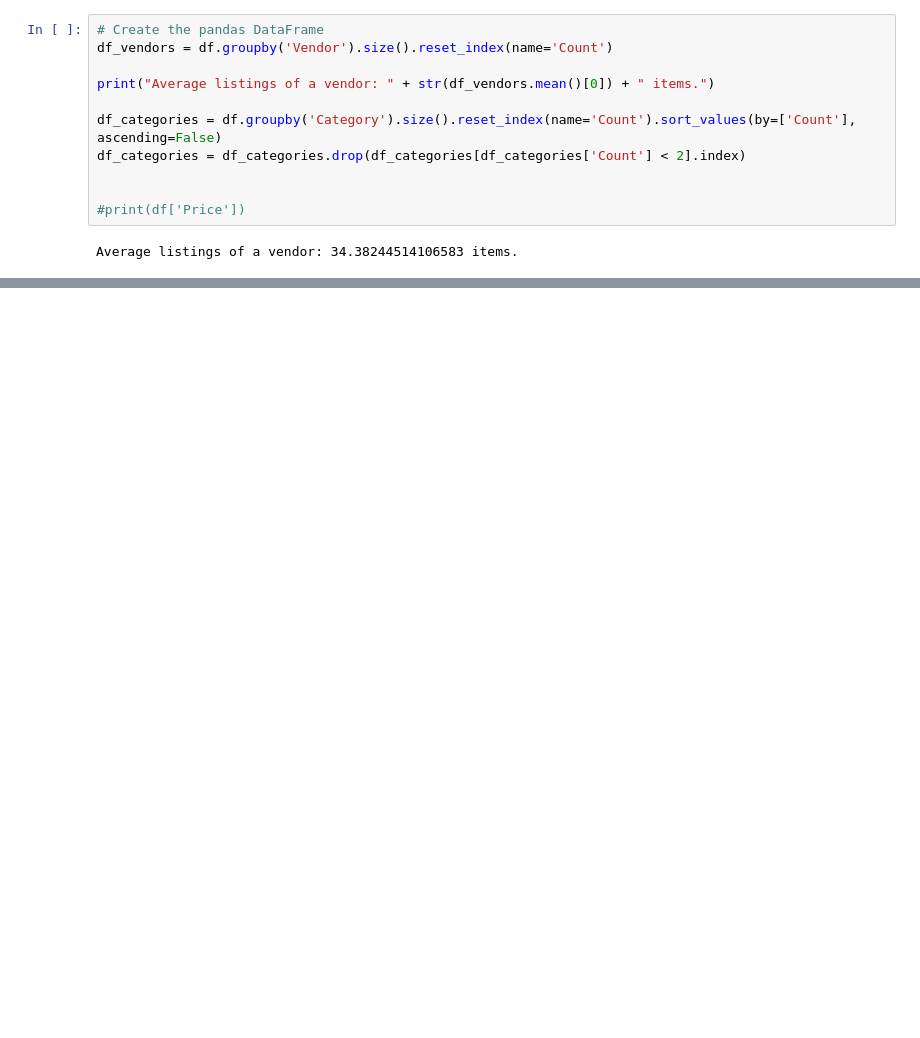
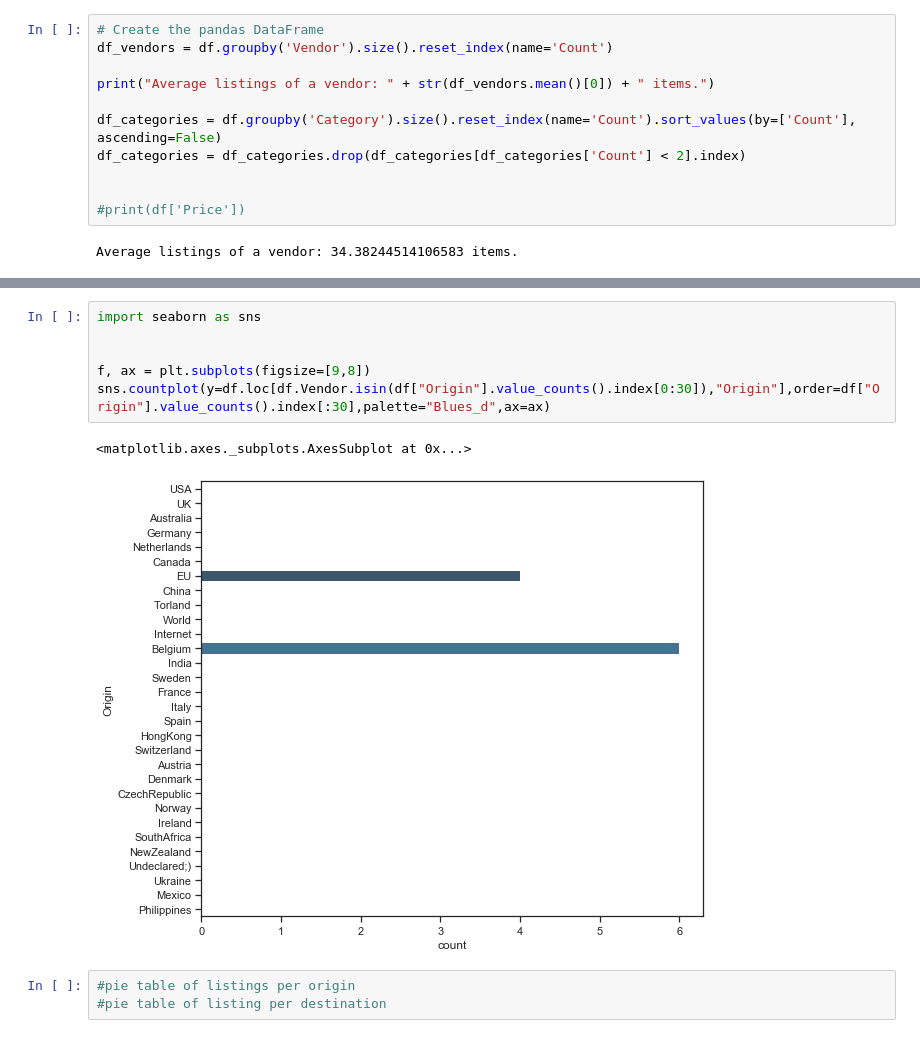
Before and after one commit to kobilvovsky/Data-Science-Project, a Jupyter notebook: Project Darknet Marketplace.ipynb, the cells around one changed output, grey strips where cells are left out. Cells and saved outputs as stored; diff of their text form; blank space fills up the shorter version.

```diff
--- a/Project Darknet Marketplace.ipynb
+++ b/Project Darknet Marketplace.ipynb
@@ -35,0 +62,12 @@ Average listings of a vendor: 34.38244514106583 items.
+# %%
+import seaborn as sns
+
+
+f, ax = plt.subplots(figsize=[9,8])
+sns.countplot(y=df.loc[df.Vendor.isin(df["Origin"].value_counts().index[0:30]),"Origin"],order=df["Origin"].value_counts().index[:30],palette="Blues_d",ax=ax)
+# %% [output]
+<matplotlib.axes._subplots.AxesSubplot at 0x...>
+[figure, added]
+# %%
+#pie table of listings per origin
+#pie table of listing per destination
```
Also changed, not shown: parts of 3 cells of this notebook.
